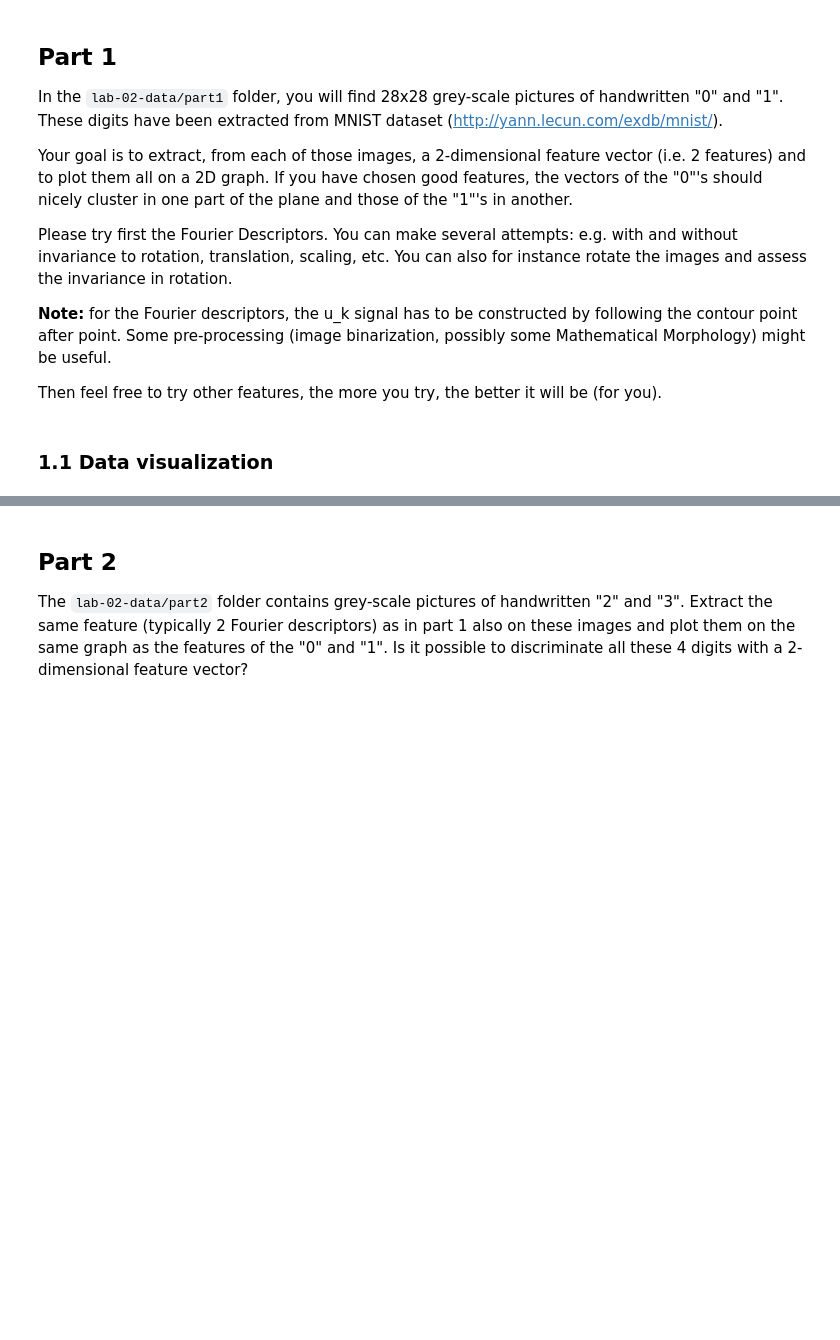
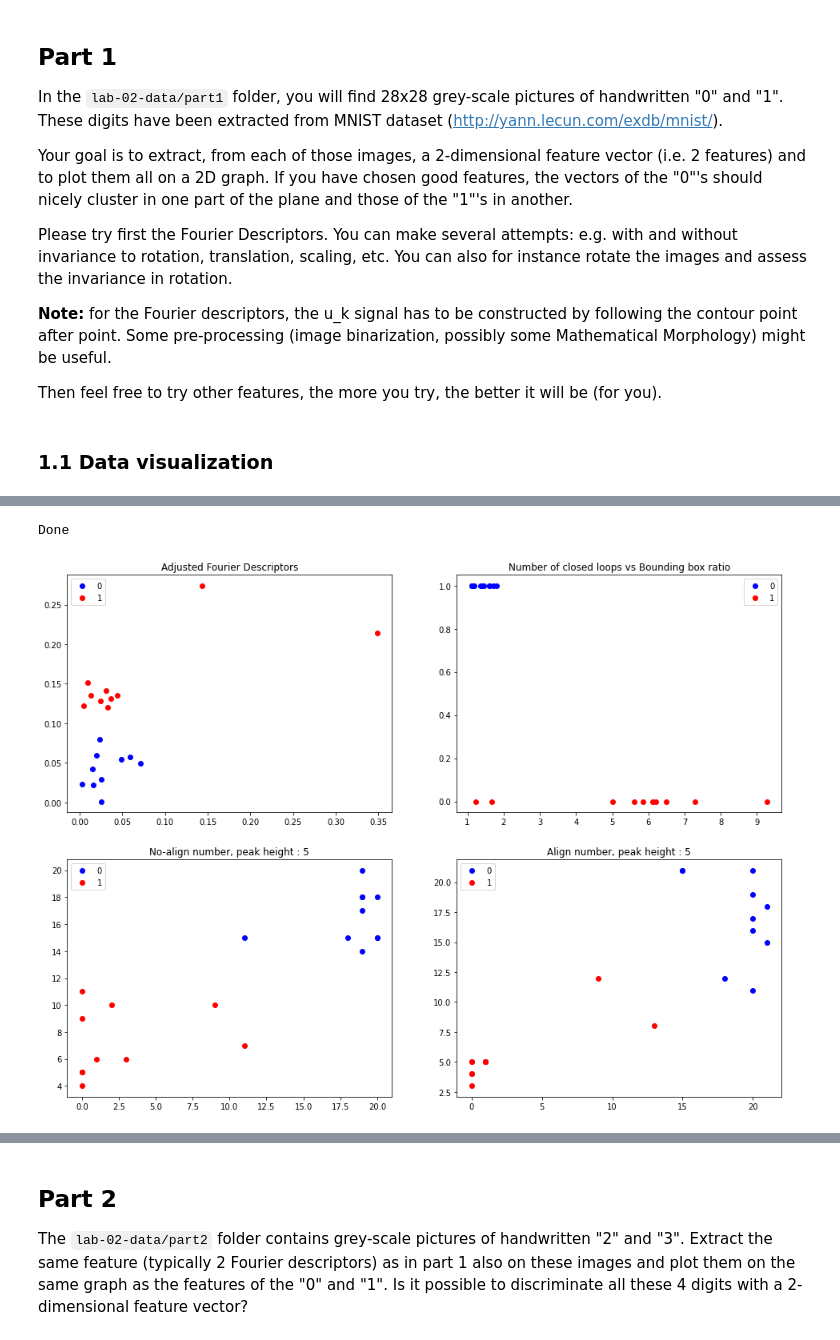
Before and after one commit to JambonSama/image_analysis_and_pattern_recognition_labs, a Jupyter notebook: labs/lab_02_object_description.ipynb, the cells around one changed output, grey strips where cells are left out. Saved outputs shown, nothing was run; the diff lists cells and outputs as text; code cells hidden in the pictures; blank space fills up the shorter version.

```diff
--- a/labs/lab_02_object_description.ipynb
+++ b/labs/lab_02_object_description.ipynb
@@ -445,37 +453,40 @@ for j in range(10):
     closed_loops[1,j] = getClosedLoops(imgs_1[j])
 
     # ratio
-    ratio[0,j], _, _ = getRatio(imgs_0[j])
-    ratio[1,j], _, _ = getRatio(imgs_1[j])
+    ratio[0,j], _ = getRatio(imgs_0[j])
+    ratio[1,j], _ = getRatio(imgs_1[j])
 
 # Plots
 n_lin = 2
 n_col = 2
 size = 6
 fig, ax = plt.subplots(n_lin, n_col, figsize=(size*0.4/0.3*n_col, size*n_lin))
 
 ax[0,0].plot(modules[0,0,:], modules[0,1,:], "bo", label="0")
 ax[0,0].plot(modules[1,0,:], modules[1,1,:], "ro", label="1")
 ax[0,0].legend(loc="upper left")
 ax[0,0].set_title(f"Adjusted Fourier Descriptors")
 
 ax[0,1].plot(ratio[0,:], closed_loops[0,:], "bo", label="0")
 ax[0,1].plot(ratio[1,:], closed_loops[1,:], "ro", label="1")
 ax[0,1].legend(loc='upper right')
 ax[0,1].set_title(f"Number of closed loops vs Bounding box ratio")
 
 ax[1,0].plot(nb_peak_x[0,:], nb_peak_y[0,:], "bo", label="0")
 ax[1,0].plot(nb_peak_x[1,:], nb_peak_y[1,:], "ro", label="1")
 ax[1,0].legend(loc='upper left')
 ax[1,0].set_title(f"No-align number, peak height : {peak_tresholds[0]}")
 
 ax[1,1].plot(nb_peak_xmt[0,:], nb_peak_ymt[0,:], "bo", label="0")
 ax[1,1].plot(nb_peak_xmt[1,:], nb_peak_ymt[1,:], "ro", label="1")
 ax[1,1].legend(loc='upper left')
 ax[1,1].set_title(f"Align number, peak height : {peak_tresholds[1]}")
 
 # End of cell
 print("Done")
+# %% [output]
+Done
+[figure, added]
 # %% [markdown]
 ### 1.6 Disscussion
 We can see on the above plots that we can sort linearly the number 0 from the number 1 with the features implemented.
```
Also changed, not shown: parts of 15 cells of this notebook.
